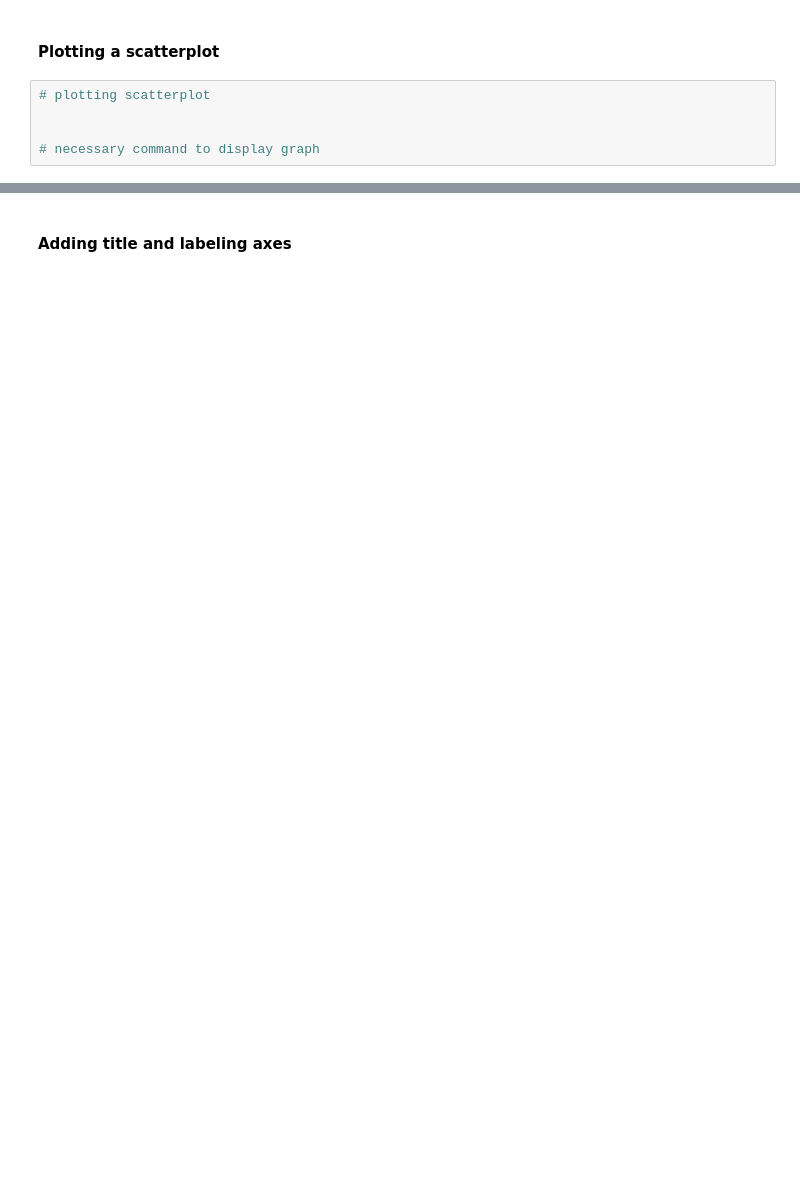
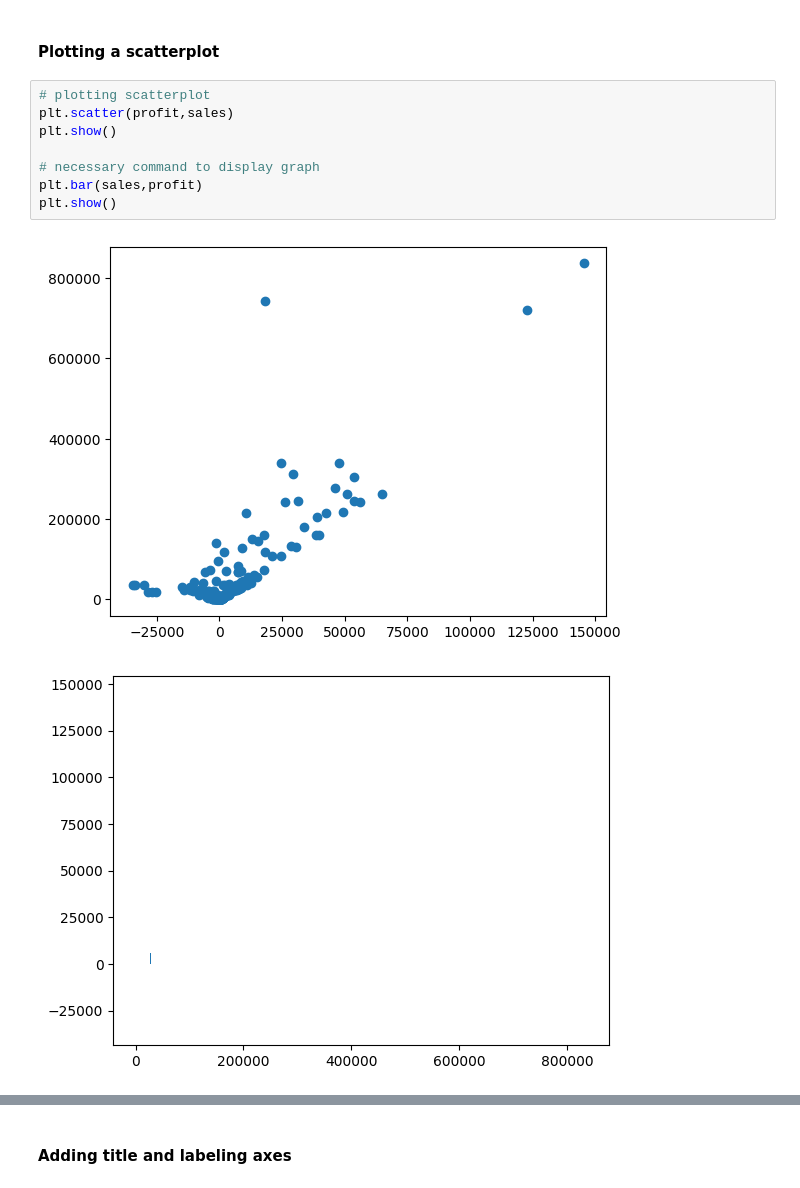
Before and after one commit to Anik-Adnan/Python-Libraries-NumPy-Matplotlib-and-Pandas, a Jupyter notebook: 02_Scatterplot.ipynb, the cells around one changed output, grey strips where cells are left out. Drawn from its saved outputs; the diff is of its cells as text; blank space fills up the shorter version.

```diff
--- a/02_Scatterplot.ipynb
+++ b/02_Scatterplot.ipynb
@@ -112,7 +113,13 @@ profit = np.array([-1213.46, 1814.13, -1485.7, -2286.73, -2872.12, 946.8, 198.48
 #### Plotting a scatterplot
 # %%
 # plotting scatterplot
-
+plt.scatter(profit,sales)
+plt.show()
 
 # necessary command to display graph
+plt.bar(sales,profit)
+plt.show()
+# %% [output]
+[figure, added]
+[figure, added]
 # %%
```
Also changed, not shown: parts of 11 cells of this notebook.
